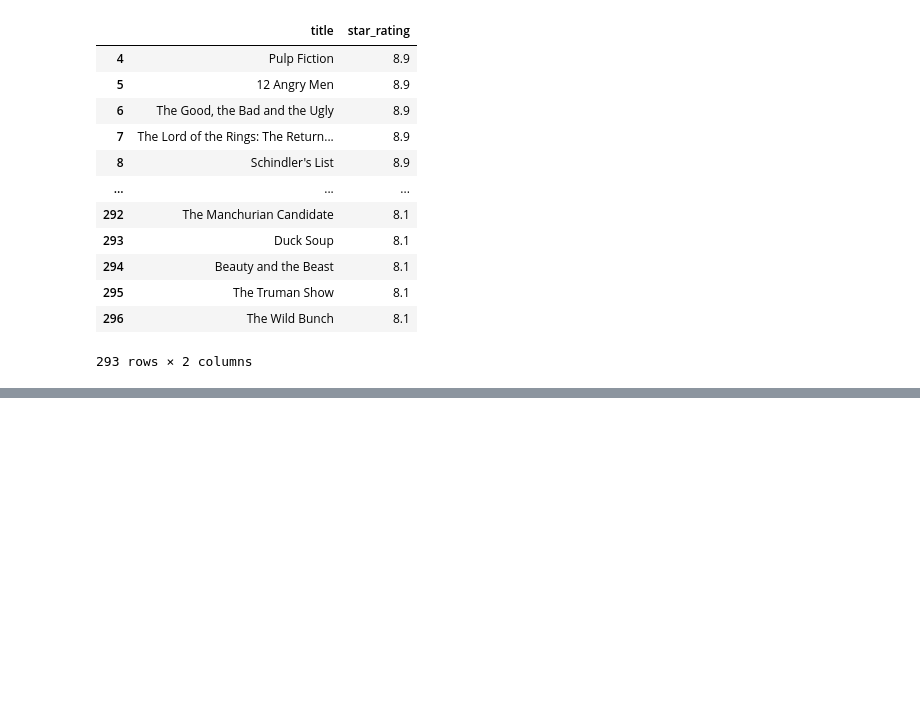
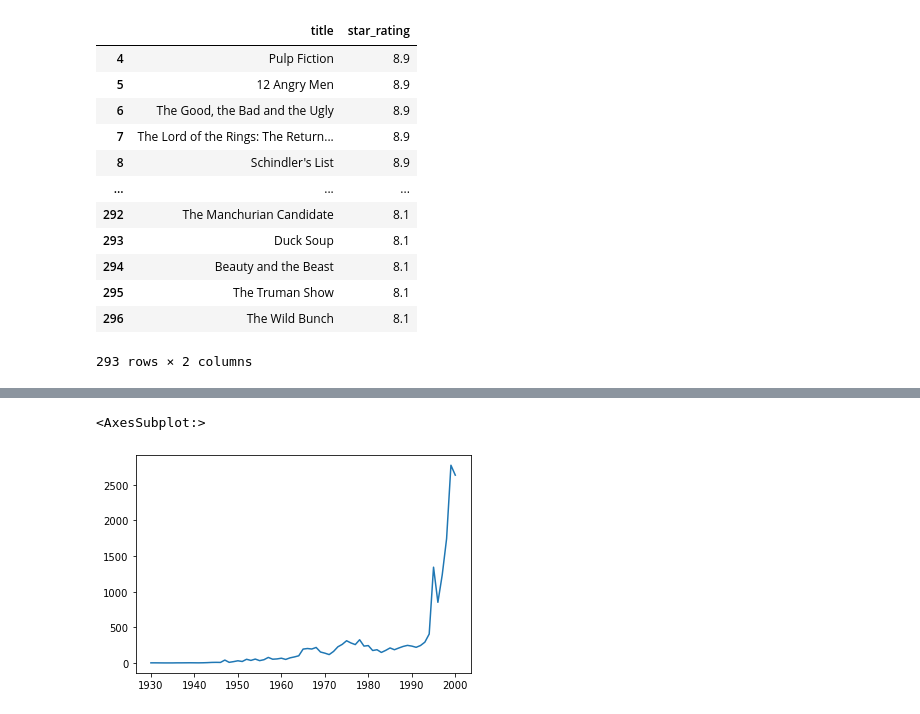
Before and after one commit to mcandar/python_lectures, a Jupyter notebook: chapter_7.ipynb, the cells around one changed output, grey strips where cells are left out. Saved outputs shown, nothing was run; the diff lists cells and outputs as text; code cells hidden in the pictures; blank space fills up the shorter version.

```diff
--- a/chapter_7.ipynb
+++ b/chapter_7.ipynb
@@ -686,0 +723,2 @@ films.query("star_rating>8.0 & star_rating<9.0")[["title","star_rating"]]
+# %%
+ufo["Time"] = pd.to_datetime(ufo.Time)
@@ -686,0 +826,2 @@ films.query("star_rating>8.0 & star_rating<9.0")[["title","star_rating"]]
+# %%
+ufo["Year"] = ufo.Time.dt.year
@@ -686,0 +876,5 @@ films.query("star_rating>8.0 & star_rating<9.0")[["title","star_rating"]]
+# %%
+ufo.Year.value_counts().sort_index().plot()
+# %% [output]
+<AxesSubplot:>
+[figure, added]
```
Also changed, not shown: parts of 21 cells of this notebook.
